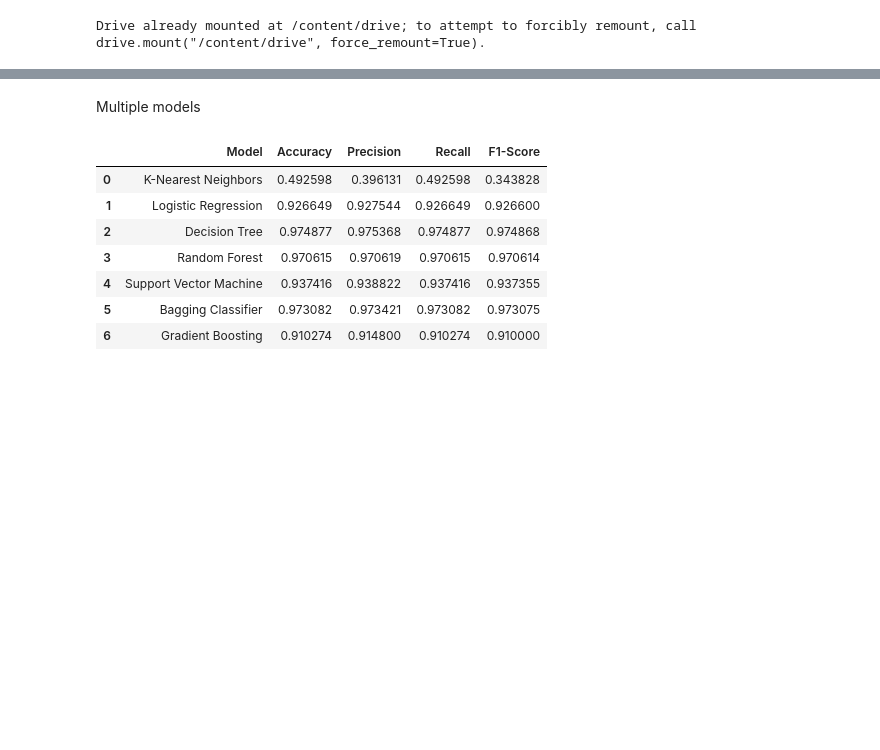
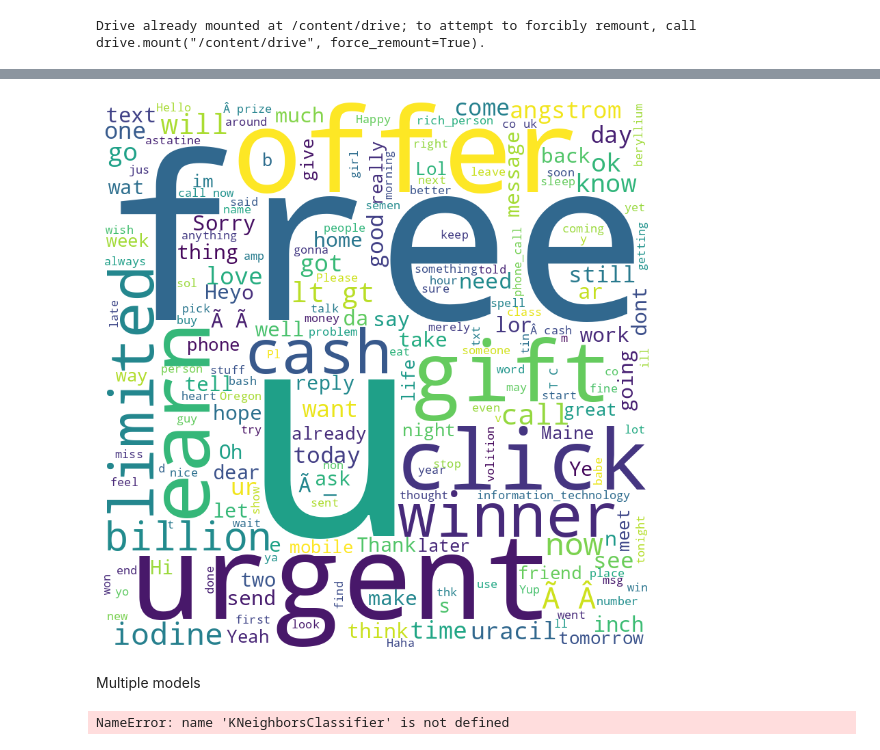
Before and after one commit to ToshiroHJJZ/Detection-and-Classification-of-Linguistic-Features-for-Effective-Spam-Identification, a Jupyter notebook: Adversial_attack_Ham.ipynb, the cells around one changed output, grey strips where cells are left out. Cells and saved outputs as stored; diff of their text form; code cells hidden in the pictures; blank space fills up the shorter version.

```diff
--- a/Adversial_attack_Ham.ipynb
+++ b/Adversial_attack_Ham.ipynb
@@ -174,0 +198,15 @@ weighted avg       0.97      0.97      0.97      4458
+# %%
+# word cloud on text
+from wordcloud import WordCloud
+wordcloud = WordCloud(width = 800, height = 800,
+                background_color ='white',
+                min_font_size = 10).generate(" ".join(spam_df['text']))
+# %%
+# plot the word cloud #we are not using word cloud for this EDA, since it is useless.
+plt.figure(figsize = (8, 8), facecolor = None)
+plt.imshow(wordcloud)
+plt.axis("off")
+plt.tight_layout(pad = 0)
+plt.show()
+# %% [output]
+[figure, added]
@@ -185,35 +231,20 @@ from sklearn.neighbors import KNeighborsClassifier
 from sklearn.svm import SVC
 from sklearn.pipeline import Pipeline
 from sklearn.metrics import classification_report, accuracy_score
-
-# Define models
-models = {
-    'K-Nearest Neighbors': KNeighborsClassifier(),
-    'Logistic Regression': LogisticRegression(max_iter=10000),
-    'Decision Tree': DecisionTreeClassifier(),
-    'Random Forest': RandomForestClassifier(),
-    'Support Vector Machine': SVC(),
-    'Bagging Classifier': BaggingClassifier(),
-    'Gradient Boosting': GradientBoostingClassifier()
-}
-
-#creates a list to store the results
-results = []
-
-# Train and evaluate each model
-for model_name, model in models.items():
-    model.fit(X_train, y_train)
-    y_pred = model.predict(X_test)
-    accuracy = accuracy_score(y_test, y_pred)
-    report = classification_report(y_test, y_pred, output_dict=True)  # Get report as a dictionary
-    `   e
-display(results_df)
+import joblib
-# %% [output]
-|  | Model | Accuracy | Precision | Recall | F1-Score |
-| 0 | K-Nearest Neighbors | 0.492598 | 0.396131 | 0.492598 | 0.343828 |
-| 1 | Logistic Regression | 0.926649 | 0.927544 | 0.926649 | 0.926600 |
-| 2 | Decision Tree | 0.974877 | 0.975368 | 0.974877 | 0.974868 |
-| 3 | Random Forest | 0.970615 | 0.970619 | 0.970615 | 0.970614 |
-| 4 | Support Vector Machine | 0.937416 | 0.938822 | 0.937416 | 0.937355 |
-| 5 | Bagging Classifier | 0.973082 | 0.973421 | 0.973082 | 0.973075 |
-| 6 | Gradient Boosting | 0.910274 | 0.914800 | 0.910274 | 0.910000 |
+# %%
+# Define models
+models = {
+    'K-Nearest Neighbors': KNeighborsClassifier(),
+    'Logistic Regression': LogisticRegression(max_iter=10000),
+    'Decision Tree': DecisionTreeClassifier(),
+    'Random Forest': RandomForestClassifier(),
+    'Support Vector Machine': SVC(),
+    'Bagging Classifier': BaggingClassifier(),
+    'Gradient Boosting': GradientBoostingClassifier()
+}
+
+#creates a list to store the results
+results = []
+# %% [output]
+NameError: name 'KNeighborsClassifier' is not defined
```
Also changed, not shown: parts of 16 cells of this notebook.
